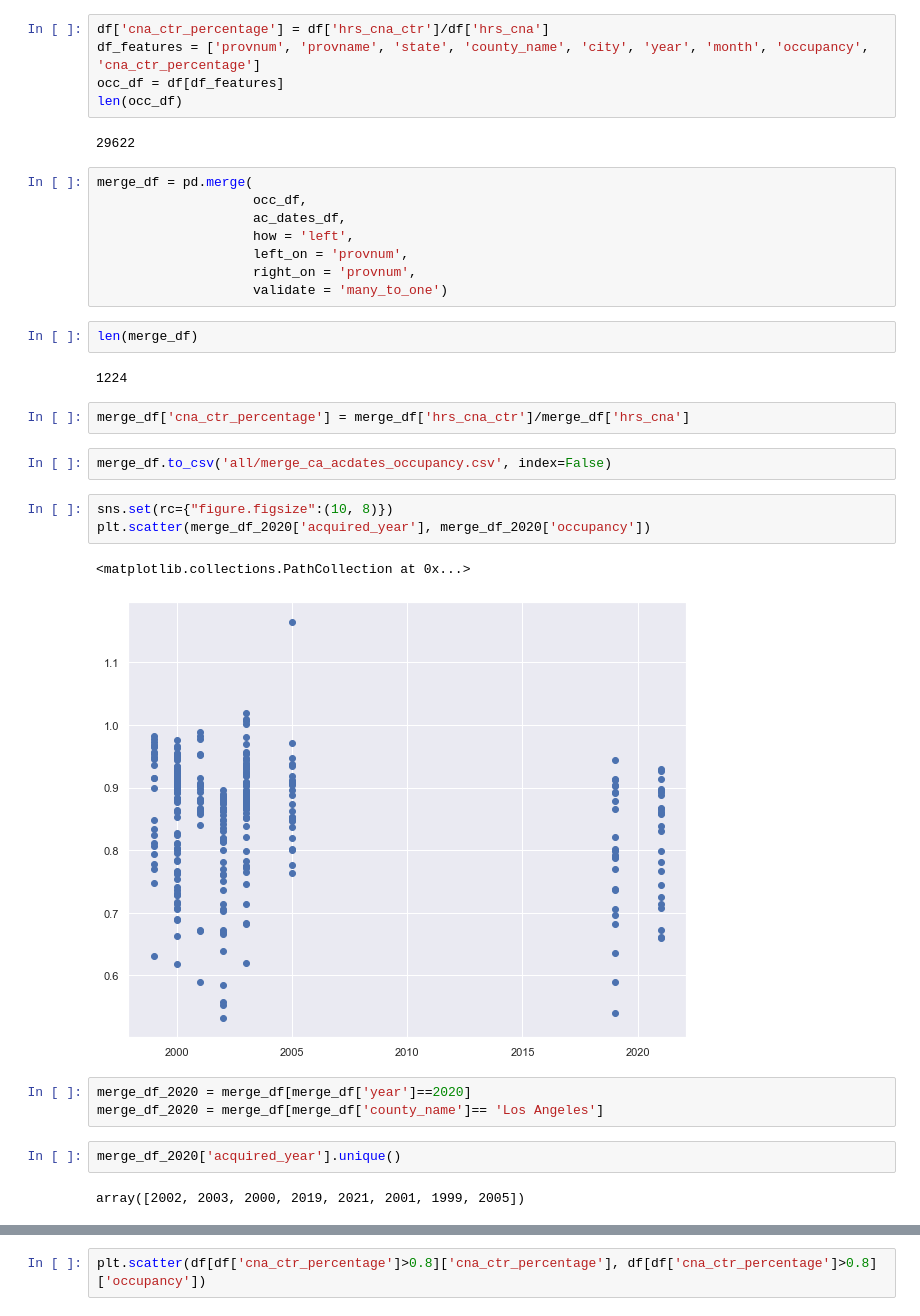
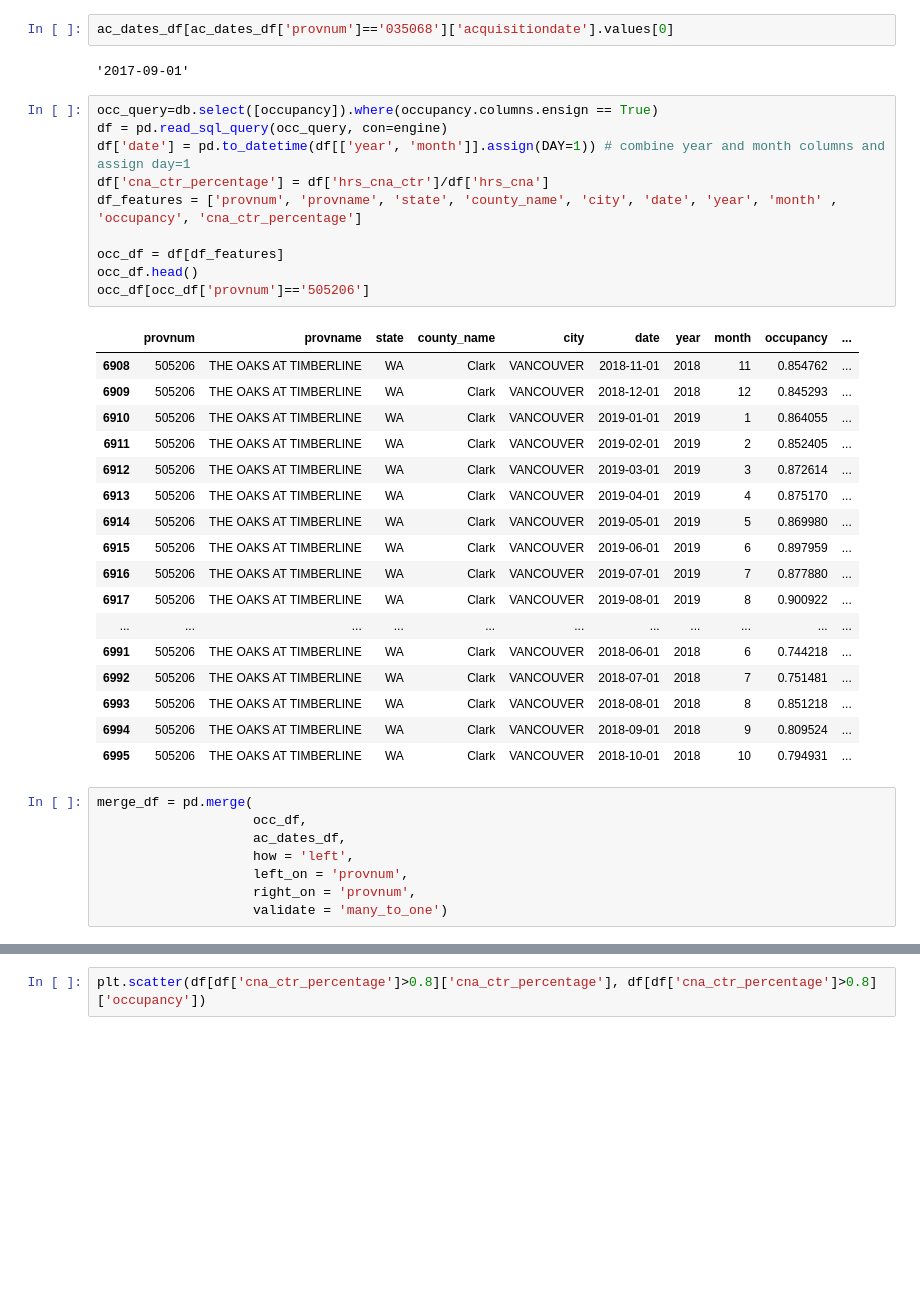
Before and after one commit to elee2021/pbj, a Jupyter notebook: acquired date_vs_occupancy.ipynb, the cells around one changed output, grey strips where cells are left out. Cells and saved outputs as stored; diff of their text form; blank space fills up the shorter version.

```diff
--- a/acquired date_vs_occupancy.ipynb
+++ b/acquired date_vs_occupancy.ipynb
@@ -53,10 +73,35 @@ ac_dates_df
+# %%
+ac_dates_df[ac_dates_df['provnum']=='035068']['acquisitiondate'].values[0]
+# %% [output]
+'2017-09-01'
 # %%
+occ_query=db.select([occupancy]).where(occupancy.columns.ensign == True)
+df = pd.read_sql_query(occ_query, con=engine)
+df['date'] = pd.to_datetime(df[['year', 'month']].assign(DAY=1)) # combine year and month columns and assign day=1
 df['cna_ctr_percentage'] = df['hrs_cna_ctr']/df['hrs_cna']
-df_features = ['provnum', 'provname', 'state', 'county_name', 'city', 'year', 'month', 'occupancy', 'cna_ctr_percentage']
+df_features = ['provnum', 'provname', 'state', 'county_name', 'city', 'date', 'year', 'month' , 'occupancy', 'cna_ctr_percentage']
+
 occ_df = df[df_features]
-len(occ_df)
+occ_df.head()
+occ_df[occ_df['provnum']=='505206']
 # %% [output]
-29622
+|  | provnum | provname | state | county_name | city | date | year | month | occupancy | ... |
+| 6908 | 505206 | THE OAKS AT TIMBERLINE | WA | Clark | VANCOUVER | 2018-11-01 | 2018 | 11 | 0.854762 | ... |
+| 6909 | 505206 | THE OAKS AT TIMBERLINE | WA | Clark | VANCOUVER | 2018-12-01 | 2018 | 12 | 0.845293 | ... |
+| 6910 | 505206 | THE OAKS AT TIMBERLINE | WA | Clark | VANCOUVER | 2019-01-01 | 2019 | 1 | 0.864055 | ... |
+| 6911 | 505206 | THE OAKS AT TIMBERLINE | WA | Clark | VANCOUVER | 2019-02-01 | 2019 | 2 | 0.852405 | ... |
+| 6912 | 505206 | THE OAKS AT TIMBERLINE | WA | Clark | VANCOUVER | 2019-03-01 | 2019 | 3 | 0.872614 | ... |
+| 6913 | 505206 | THE OAKS AT TIMBERLINE | WA | Clark | VANCOUVER | 2019-04-01 | 2019 | 4 | 0.875170 | ... |
+| 6914 | 505206 | THE OAKS AT TIMBERLINE | WA | Clark | VANCOUVER | 2019-05-01 | 2019 | 5 | 0.869980 | ... |
+| 6915 | 505206 | THE OAKS AT TIMBERLINE | WA | Clark | VANCOUVER | 2019-06-01 | 2019 | 6 | 0.897959 | ... |
+| 6916 | 505206 | THE OAKS AT TIMBERLINE | WA | Clark | VANCOUVER | 2019-07-01 | 2019 | 7 | 0.877880 | ... |
+| 6917 | 505206 | THE OAKS AT TIMBERLINE | WA | Clark | VANCOUVER | 2019-08-01 | 2019 | 8 | 0.900922 | ... |
+| ... | ... | ... | ... | ... | ... | ... | ... | ... | ... | ... |
+| 6991 | 505206 | THE OAKS AT TIMBERLINE | WA | Clark | VANCOUVER | 2018-06-01 | 2018 | 6 | 0.744218 | ... |
+| 6992 | 505206 | THE OAKS AT TIMBERLINE | WA | Clark | VANCOUVER | 2018-07-01 | 2018 | 7 | 0.751481 | ... |
+| 6993 | 505206 | THE OAKS AT TIMBERLINE | WA | Clark | VANCOUVER | 2018-08-01 | 2018 | 8 | 0.851218 | ... |
+| 6994 | 505206 | THE OAKS AT TIMBERLINE | WA | Clark | VANCOUVER | 2018-09-01 | 2018 | 9 | 0.809524 | ... |
+| 6995 | 505206 | THE OAKS AT TIMBERLINE | WA | Clark | VANCOUVER | 2018-10-01 | 2018 | 10 | 0.794931 | ... |
 # %%
 merge_df = pd.merge(
                     occ_df,
@@ -65,24 +110,3 @@ merge_df = pd.merge(
                     left_on = 'provnum',
                     right_on = 'provnum',
                     validate = 'many_to_one')
-# %%
-len(merge_df)
-# %% [output]
-1224
-# %%
-merge_df['cna_ctr_percentage'] = merge_df['hrs_cna_ctr']/merge_df['hrs_cna']
-# %%
-merge_df.to_csv('all/merge_ca_acdates_occupancy.csv', index=False)
-# %%
-sns.set(rc={"figure.figsize":(10, 8)})
-plt.scatter(merge_df_2020['acquired_year'], merge_df_2020['occupancy'])
-# %% [output]
-<matplotlib.collections.PathCollection at 0x...>
-[figure, removed]
-# %%
-merge_df_2020 = merge_df[merge_df['year']==2020]
-merge_df_2020 = merge_df[merge_df['county_name']== 'Los Angeles']
-# %%
-merge_df_2020['acquired_year'].unique()
-# %% [output]
-array([2002, 2003, 2000, 2019, 2021, 2001, 1999, 2005])
```
Also changed, not shown: parts of 18 cells of this notebook, 5 other files.
